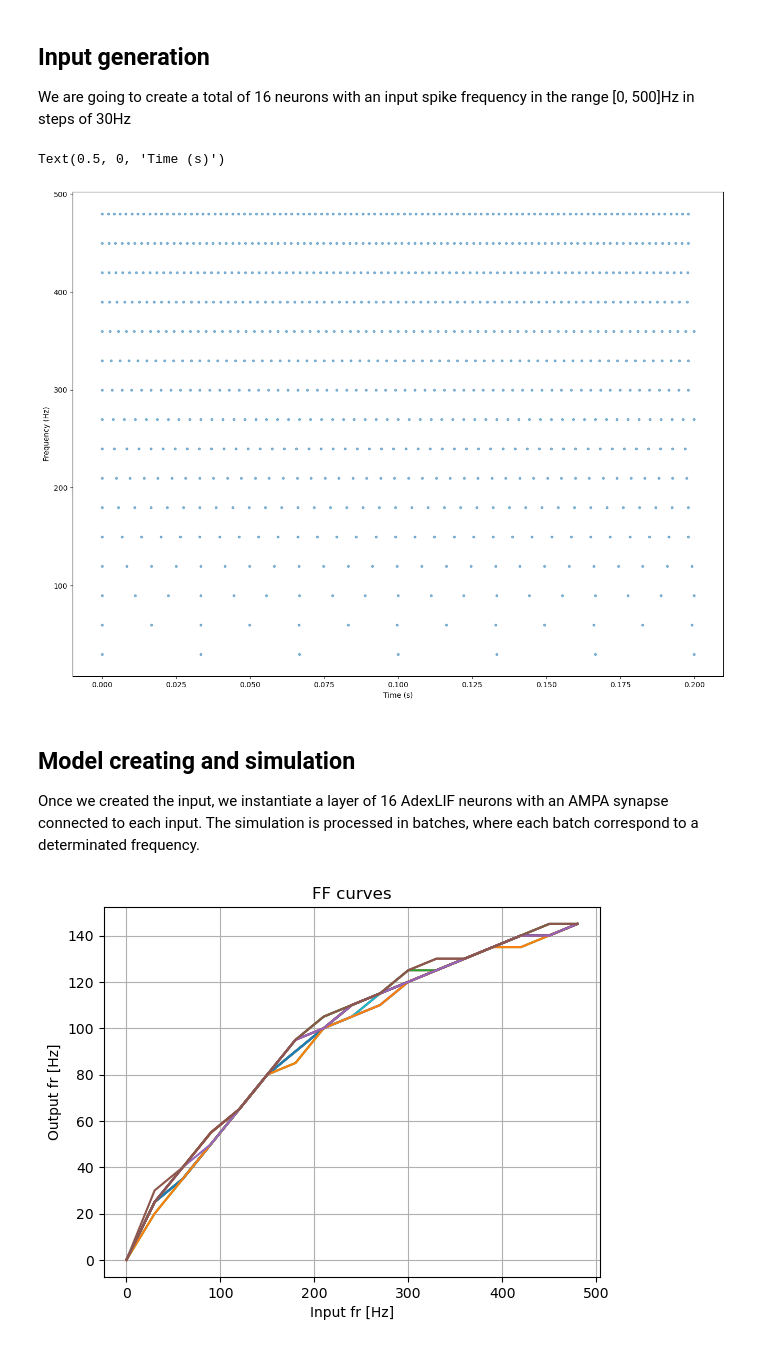
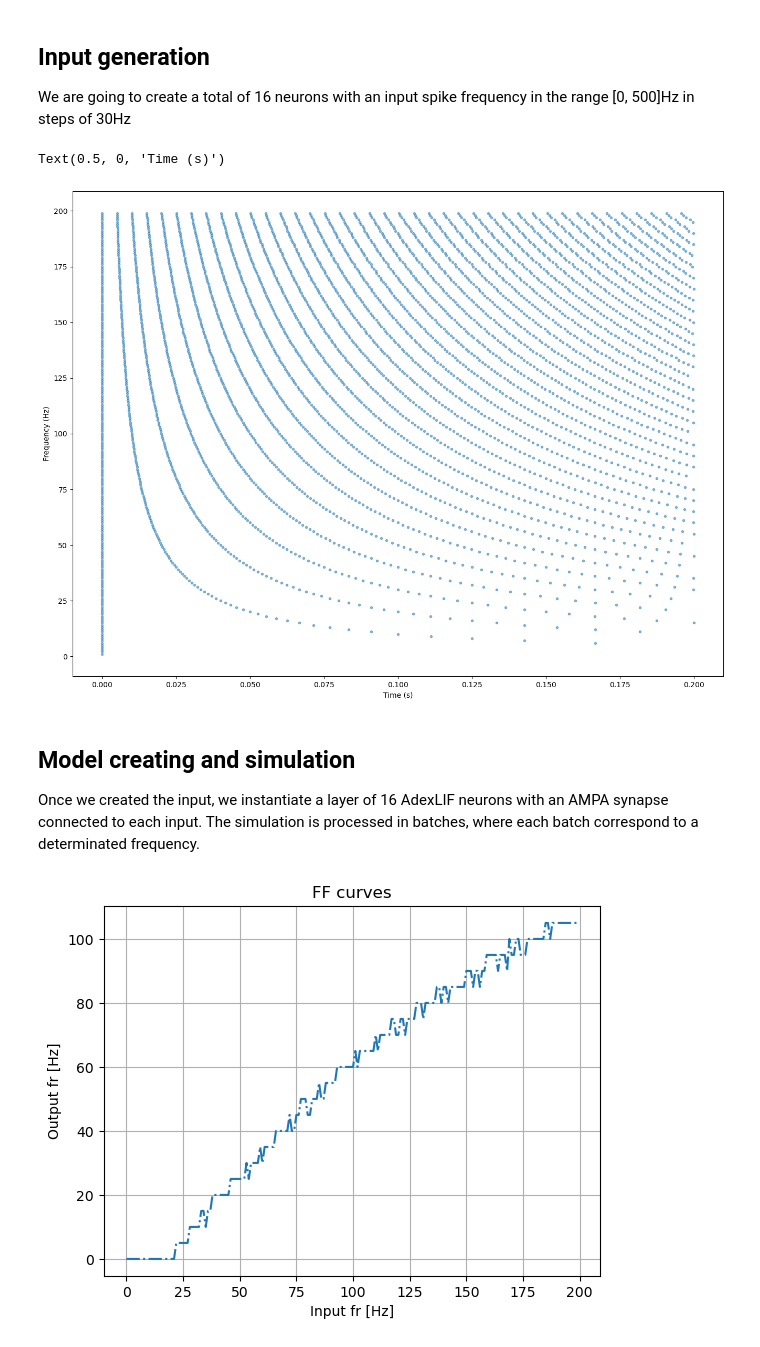
Before and after one commit to ferqui/ARCANA, a Jupyter notebook: docs/examples/mismatch.ipynb, the cells around one changed output. Drawn from its saved outputs; the diff is of its cells as text; code cells hidden in the pictures.

```diff
--- a/docs/examples/mismatch.ipynb
+++ b/docs/examples/mismatch.ipynb
@@ -23,3 +20,5 @@ freq = np.arange(0, 500, 30)
+# %%
+freq = np.arange(0, 200, 1)
 # %%
 # Parameters
 pulse_start = 0  # second - Start time of input (Default: 0)
@@ -36,9 +35,10 @@ for i, rate in enumerate(freq[1:]):
         i + 1, pulse_start * int(1 / timestep) : pulse_stop * int(1 / timestep) : dt
     ] = 1.0
 
-input = spikes.unsqueeze(2).cuda()
+spikes = spikes.transpose(0, 1)
+input = spikes.unsqueeze(0).cuda()
 # %%
-b, t = np.where(spikes)
+t, b = np.where(spikes)
 plt.figure(figsize=(16, 12))
 plt.scatter(t * timestep, freq[b], marker=".", alpha=0.5)
 # plt.yscale(u'log')
@@ -46,28 +46,28 @@ plt.ylabel("Frequency (Hz)")
 plt.xlabel("Time (s)")
 # %% [output]
 Text(0.5, 0, 'Time (s)')
-[figure, old version]
+[figure, new version]
 # %% [markdown]
 ## Model creating and simulation
 
 Once we created the input, we instantiate a layer of 16 AdexLIF neurons with an AMPA synapse connected to each input. The simulation is processed in batches, where each batch correspond to a determinated frequency.
 # %%
-network = AdexLIF(num_neurons=16, input_per_synapse=[0, 1, 0, 0]).cuda()
+network = AdexLIF(num_neurons=len(freq), input_per_synapse=[len(freq), 0, 0, 0]).cuda()
 network.dt = timestep
 output = []
 
 with torch.no_grad():
-    network.weight_ampa.data = torch.ones_like(network.weight_ampa.data) * 5
+    network.weight_nmda.data = torch.eye(len(freq), device="cuda") * 0.7
     network.state = network.init_state(input[:, 0])
     for t in trange(input.shape[1]):
-        output.append(network(input_ampa=input[:, t]))
+        output.append(network(input_nmda=input[:, t]))
     output_mean = torch.stack(output, dim=1).detach().cpu()
 # %%
-plt.plot(freq, output_mean.sum(dim=1) / inp_duration)
+plt.plot(freq, output_mean.sum(dim=(0, 1)) / inp_duration, "-.")
 plt.xlabel("Input fr [Hz]")
 plt.ylabel("Output fr [Hz]")
 plt.title("FF curves")
 plt.grid()
 plt.show()
 # %% [output]
-[figure, old version]
+[figure, new version]
```
Also changed, not shown: parts of 2 cells of this notebook, 1 other file.
